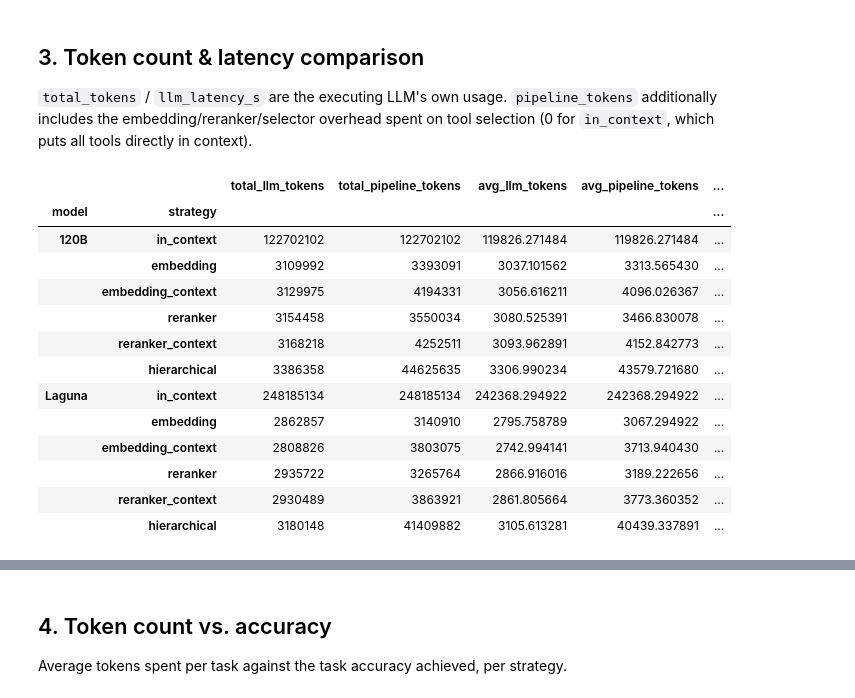
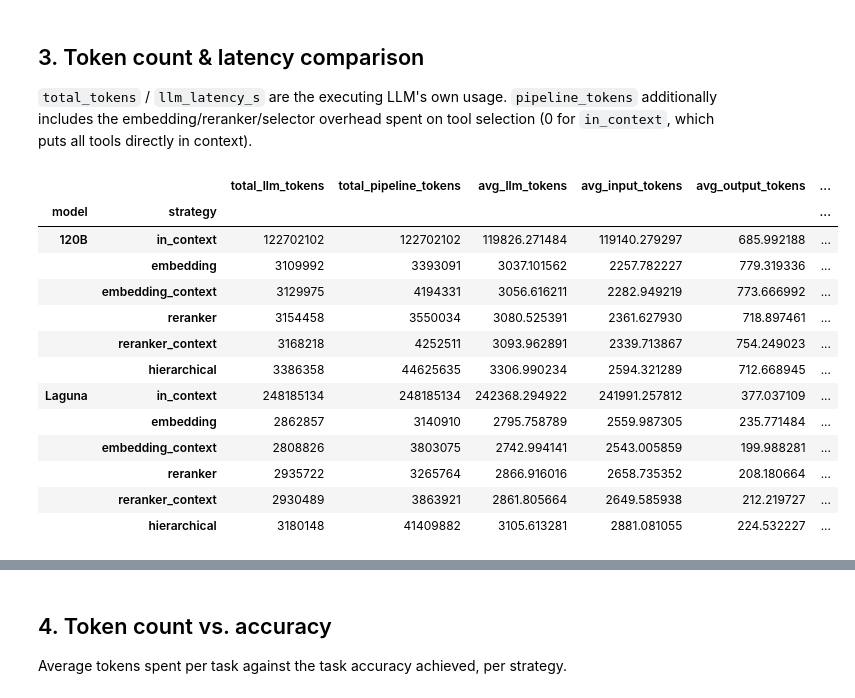
Before and after one commit to Anni0401/ToolSelectionBenchmark, a Jupyter notebook: wild-tool-bench/analyze_results.ipynb, the cells around one changed output, grey strips where cells are left out. Cells and saved outputs as stored; diff of their text form; code cells hidden in the pictures.

```diff
--- a/wild-tool-bench/analyze_results.ipynb
+++ b/wild-tool-bench/analyze_results.ipynb
@@ -147,10 +146,6 @@ def load_strategy_tasks(model: str, strategy: str) -> dict[tuple[str, int], dict
                 "optimal": bool(item.get("is_optimal", False)),
                 "predicted_tools": predicted_tools,
                 "final_answer": final_answer,
-                # Official WTB checker verdicts: name_correct requires the right tool(s) were
-                # called; args_correct additionally requires the right argument values.
-                "name_correct": item.get("action_name_label") == "correct",
-                "args_correct": item.get("action_arguments_label") == "correct",
             }
     return tasks
 
@@ -174,39 +169,14 @@ def load_strategy_token_metrics(model: str, strategy: str) -> dict[tuple[str, in
     return out
 
 
-def _load_final_selection_rows(model: str, strategy: str) -> list[dict]:
-    """Log rows for the selection stage's final output, one per LLM call.
-
-    Multi-stage strategies (e.g. reranker = embedding candidates -> rerank) log one row per
-    stage under the same request_id; only the last (highest-timestamp) row per request_id is
-    what actually reached the executing LLM, so intermediate-stage rows are dropped here.
-    """
-    path = ROOT / RESULT_ROOTS[model] / strategy / "tool_selection_logs.jsonl"
-    if not path.exists():
-        return []
-    rows = read_jsonl(path)
-    rows.sort(key=lambda r: r.get("timestamp", 0))
-    final_by_request = {}
-    for row in rows:
-        final_by_request[row.get("request_id")] = row  # last write per request_id wins
-    return sorted(final_by_request.values(), key=lambda r: r.get("timestamp", 0))
-
-
 def load_strategy_selection(model: str, strategy: str) -> dict[tuple[str, int], set[str]]:
     """Union of tool names ever offered to the LLM by the selection stage, per task."""
+    path = ROOT / RESULT_ROOTS[model] / strategy / "tool_selection_logs.jsonl"
     out = defaultdict(set)
-    for row in _load_final_selection_rows(model, strategy):
+    if not path.exists():
+        return out
+    for row in read_jsonl(path):
         out[(row["test_entry_id"], row["task_idx"])].update(row.get("selected_tool_names", []))
-    return out
-
-
-def load_strategy_selection_ranked(model: str, strategy: str) -> dict[tuple[str, int], list[str]]:
-    """Rank-ordered tool names from the selection stage's first call, per task (index 0 = top-ranked)."""
-    out = {}
-    for row in _load_final_selection_rows(model, strategy):
-        key = (row["test_entry_id"], row["task_idx"])
-        if key not in out:
-            out[key] = row.get("selected_tool_names", [])
     return out
 
 
@@ -230,7 +200,6 @@ for m in MODELS:
             "tasks": load_strategy_tasks(m, s),
             "tokens": load_strategy_token_metrics(m, s),
             "selection": load_strategy_selection(m, s),
-            "selection_ranked": load_strategy_selection_ranked(m, s),
             "tool_calls": load_strategy_tool_calls(m, s),
             "metric": json.load(open(SCORE_ROOT / SCORE_DIRS[m][s] / "langgraph/Wild-Tool-Bench_metric.json")),
         }
@@ -427,29 +396,30 @@ puts all tools directly in context).
 # %%
 token_summary = task_df.groupby(["model", "strategy"]).agg(
     total_llm_tokens=("total_tokens", "sum"),
     total_pipeline_tokens=("pipeline_tokens", "sum"),
     avg_llm_tokens=("total_tokens", "mean"),
+    avg_input_tokens=("input_tokens", "mean"),
+    avg_output_tokens=("output_tokens", "mean"),
     avg_pipeline_tokens=("pipeline_tokens", "mean"),
-    avg_output_tokens=("output_tokens", "mean"),
     total_latency_s=("llm_latency_s", "sum"),
     avg_latency_s=("llm_latency_s", "mean"),
 ).reindex(pd.MultiIndex.from_product([MODELS, STRATEGIES], names=["model", "strategy"]))
 token_summary
 # %% [output]
-|  |  | total_llm_tokens | total_pipeline_tokens | avg_llm_tokens | avg_pipeline_tokens | ... |
-| model | strategy |  |  |  |  | ... |
-| 120B | in_context | 122702102 | 122702102 | 119826.271484 | 119826.271484 | ... |
-|  | embedding | 3109992 | 3393091 | 3037.101562 | 3313.565430 | ... |
-|  | embedding_context | 3129975 | 4194331 | 3056.616211 | 4096.026367 | ... |
-|  | reranker | 3154458 | 3550034 | 3080.525391 | 3466.830078 | ... |
-|  | reranker_context | 3168218 | 4252511 | 3093.962891 | 4152.842773 | ... |
-|  | hierarchical | 3386358 | 44625635 | 3306.990234 | 43579.721680 | ... |
-| Laguna | in_context | 248185134 | 248185134 | 242368.294922 | 242368.294922 | ... |
-|  | embedding | 2862857 | 3140910 | 2795.758789 | 3067.294922 | ... |
-|  | embedding_context | 2808826 | 3803075 | 2742.994141 | 3713.940430 | ... |
-|  | reranker | 2935722 | 3265764 | 2866.916016 | 3189.222656 | ... |
-|  | reranker_context | 2930489 | 3863921 | 2861.805664 | 3773.360352 | ... |
-|  | hierarchical | 3180148 | 41409882 | 3105.613281 | 40439.337891 | ... |
+|  |  | total_llm_tokens | total_pipeline_tokens | avg_llm_tokens | avg_input_tokens | avg_output_tokens | ... |
+| model | strategy |  |  |  |  |  | ... |
+| 120B | in_context | 122702102 | 122702102 | 119826.271484 | 119140.279297 | 685.992188 | ... |
+|  | embedding | 3109992 | 3393091 | 3037.101562 | 2257.782227 | 779.319336 | ... |
+|  | embedding_context | 3129975 | 4194331 | 3056.616211 | 2282.949219 | 773.666992 | ... |
+|  | reranker | 3154458 | 3550034 | 3080.525391 | 2361.627930 | 718.897461 | ... |
+|  | reranker_context | 3168218 | 4252511 | 3093.962891 | 2339.713867 | 754.249023 | ... |
+|  | hierarchical | 3386358 | 44625635 | 3306.990234 | 2594.321289 | 712.668945 | ... |
+| Laguna | in_context | 248185134 | 248185134 | 242368.294922 | 241991.257812 | 377.037109 | ... |
+|  | embedding | 2862857 | 3140910 | 2795.758789 | 2559.987305 | 235.771484 | ... |
+|  | embedding_context | 2808826 | 3803075 | 2742.994141 | 2543.005859 | 199.988281 | ... |
+|  | reranker | 2935722 | 3265764 | 2866.916016 | 2658.735352 | 208.180664 | ... |
+|  | reranker_context | 2930489 | 3863921 | 2861.805664 | 2649.585938 | 212.219727 | ... |
+|  | hierarchical | 3180148 | 41409882 | 3105.613281 | 2881.081055 | 224.532227 | ... |
 # %%
 labels = [STRATEGY_LABELS[s] for s in STRATEGIES]
 x = range(len(STRATEGIES))
```
Also changed, not shown: parts of 40 cells of this notebook, 2 other files.
